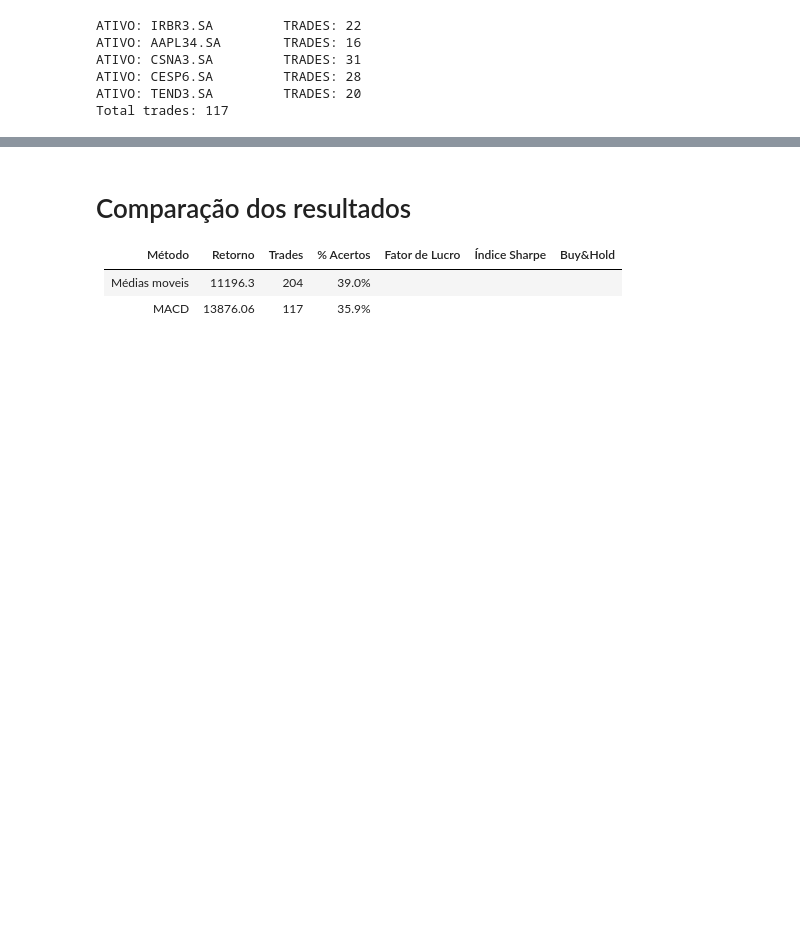
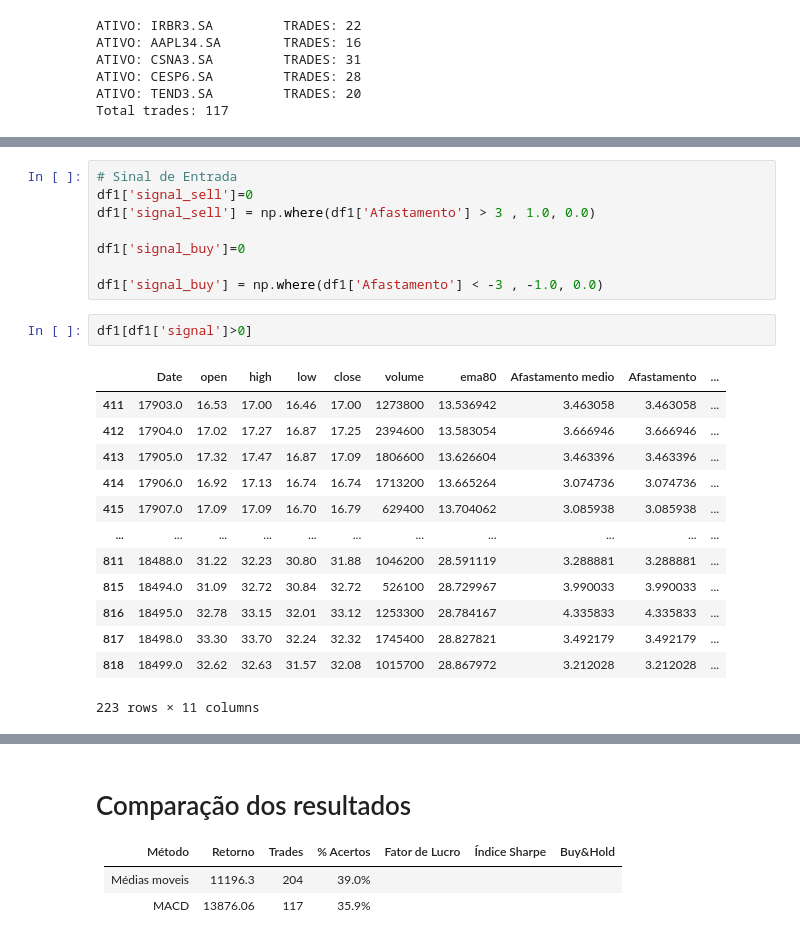
Before and after one commit to victorhdcoelho/SinaisFinanceiros-atividade02, a Jupyter notebook: Atividade02.ipynb, the cells around one changed output, grey strips where cells are left out. Cells and saved outputs as stored; diff of their text form; blank space fills up the shorter version.

```diff
--- a/Atividade02.ipynb
+++ b/Atividade02.ipynb
@@ -279,0 +354,24 @@ Total trades: 117
+# %%
+# Sinal de Entrada
+df1['signal_sell']=0
+df1['signal_sell'] = np.where(df1['Afastamento'] > 3 , 1.0, 0.0)
+
+df1['signal_buy']=0
+
+df1['signal_buy'] = np.where(df1['Afastamento'] < -3 , -1.0, 0.0)
+# %%
+df1[df1['signal']>0]
+# %% [output]
+|  | Date | open | high | low | close | volume | ema80 | Afastamento medio | Afastamento | ... |
+| 411 | 17903.0 | 16.53 | 17.00 | 16.46 | 17.00 | 1273800 | 13.536942 | 3.463058 | 3.463058 | ... |
+| 412 | 17904.0 | 17.02 | 17.27 | 16.87 | 17.25 | 2394600 | 13.583054 | 3.666946 | 3.666946 | ... |
+| 413 | 17905.0 | 17.32 | 17.47 | 16.87 | 17.09 | 1806600 | 13.626604 | 3.463396 | 3.463396 | ... |
+| 414 | 17906.0 | 16.92 | 17.13 | 16.74 | 16.74 | 1713200 | 13.665264 | 3.074736 | 3.074736 | ... |
+| 415 | 17907.0 | 17.09 | 17.09 | 16.70 | 16.79 | 629400 | 13.704062 | 3.085938 | 3.085938 | ... |
+| ... | ... | ... | ... | ... | ... | ... | ... | ... | ... | ... |
+| 811 | 18488.0 | 31.22 | 32.23 | 30.80 | 31.88 | 1046200 | 28.591119 | 3.288881 | 3.288881 | ... |
+| 815 | 18494.0 | 31.09 | 32.72 | 30.84 | 32.72 | 526100 | 28.729967 | 3.990033 | 3.990033 | ... |
+| 816 | 18495.0 | 32.78 | 33.15 | 32.01 | 33.12 | 1253300 | 28.784167 | 4.335833 | 4.335833 | ... |
+| 817 | 18498.0 | 33.30 | 33.70 | 32.24 | 32.32 | 1745400 | 28.827821 | 3.492179 | 3.492179 | ... |
+| 818 | 18499.0 | 32.62 | 32.63 | 31.57 | 32.08 | 1015700 | 28.867972 | 3.212028 | 3.212028 | ... |
+223 rows × 11 columns
```
Also changed, not shown: parts of 11 cells of this notebook.
